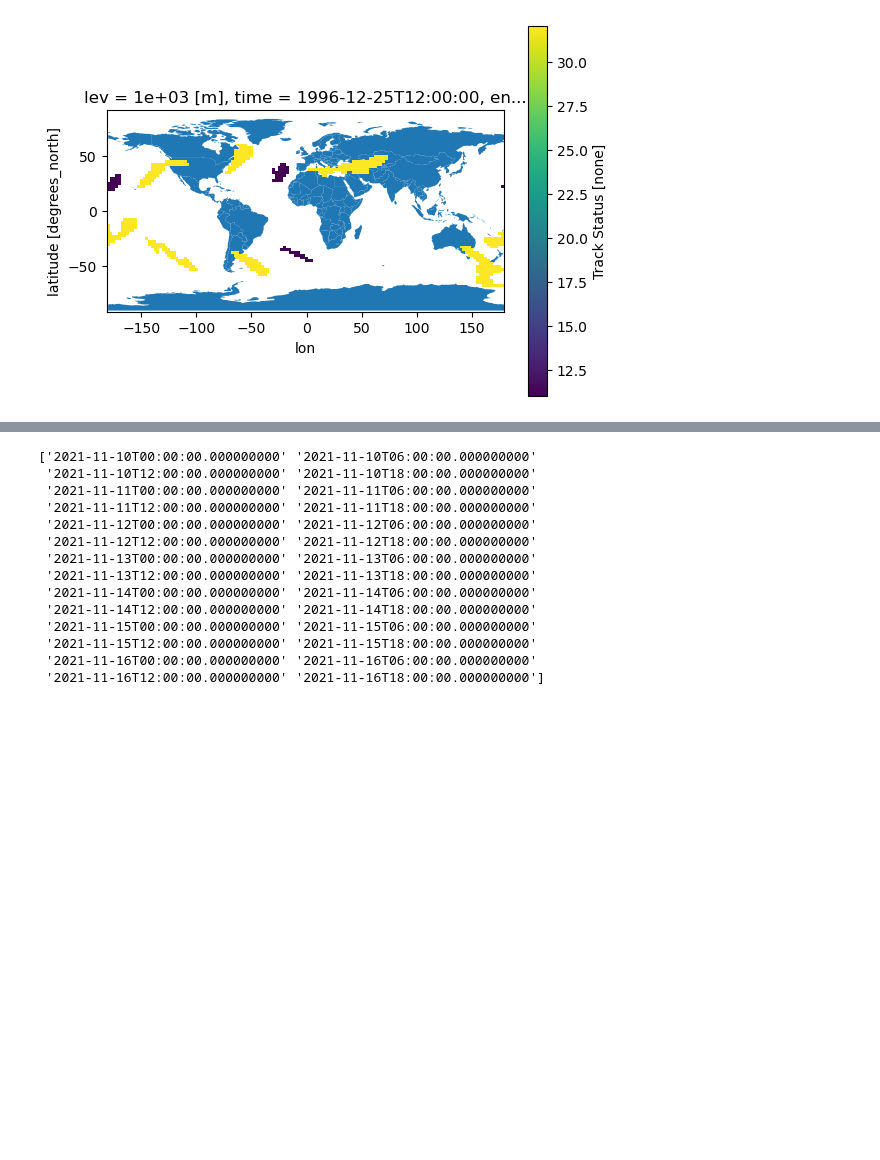
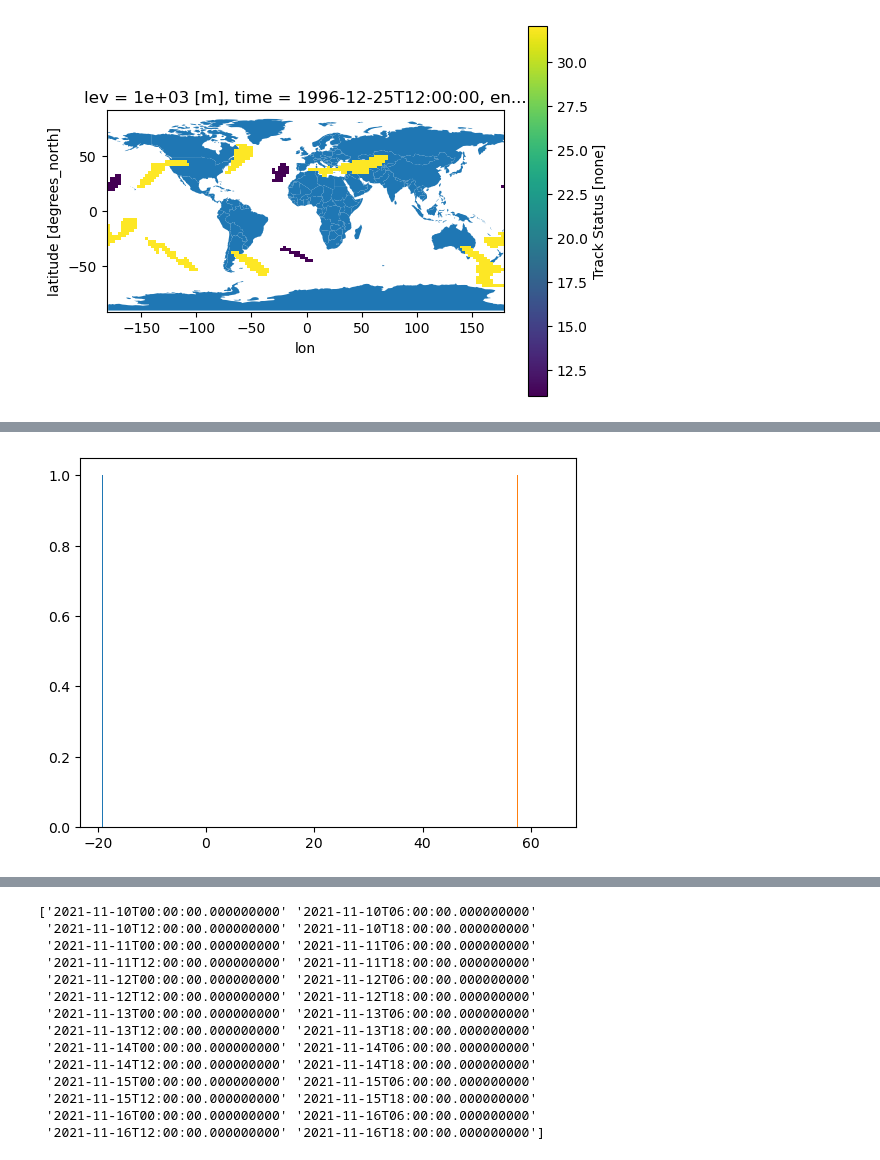
Before and after one commit to bessoh2/correlated-domains, a Jupyter notebook: notebooks/AR_analysis.ipynb, the cells around one changed output, grey strips where cells are left out. Drawn from its saved outputs; the diff is of its cells as text; code cells hidden in the pictures; blank space fills up the shorter version.

```diff
--- a/notebooks/AR_analysis.ipynb
+++ b/notebooks/AR_analysis.ipynb
@@ -233,0 +260,4 @@ ars.sel(time=slice("1996-12-25", "1997-01-02"))['xtnsctidx'][0,2,0,:,:].rio.set_
+# %%
+plt.hist(ars.sel(time=slice("2016-10-01", "2017-09-30"))['lflat'][0,:,:,:].values);
+# %% [output]
+[figure, added]
```
Also changed, not shown: parts of 12 cells of this notebook, 5 other files.
